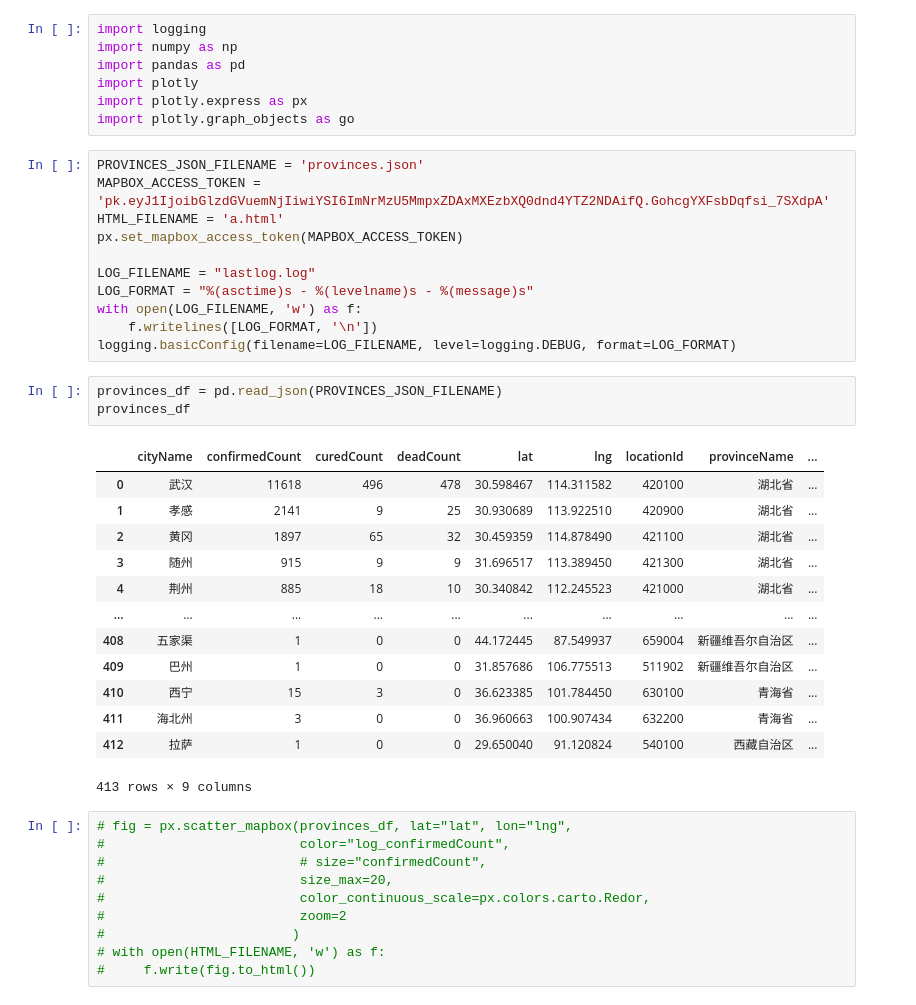
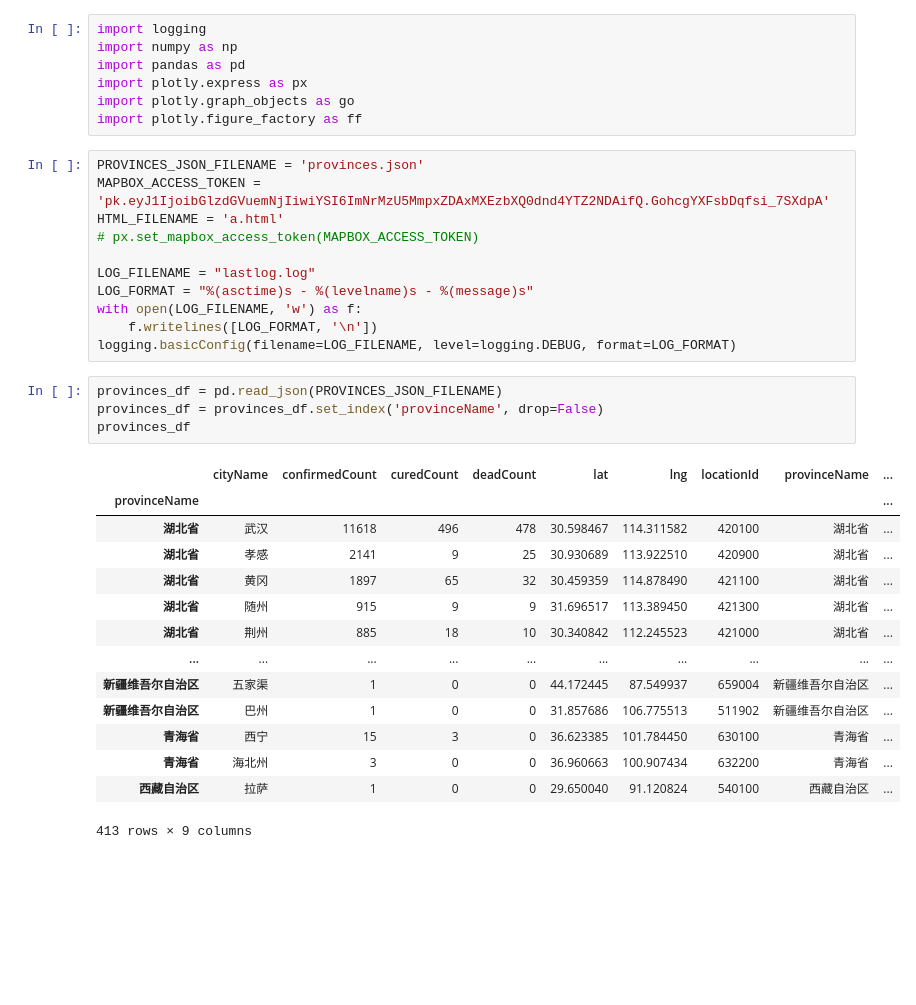
Before and after one commit to listenzcc/draw_ncov_map, a Jupyter notebook: plot_locations.ipynb, the cells around one changed output. Cells and saved outputs as stored; diff of their text form; blank space fills up the shorter version.

```diff
--- a/plot_locations.ipynb
+++ b/plot_locations.ipynb
@@ -2,14 +2,14 @@
 import logging
 import numpy as np
 import pandas as pd
-import plotly
 import plotly.express as px
 import plotly.graph_objects as go
+import plotly.figure_factory as ff
 # %%
 PROVINCES_JSON_FILENAME = 'provinces.json'
 MAPBOX_ACCESS_TOKEN = 'pk.eyJ1IjoibGlzdGVuemNjIiwiYSI6ImNrMzU5MmpxZDAxMXEzbXQ0dnd4YTZ2NDAifQ.GohcgYXFsbDqfsi_7SXdpA'
 HTML_FILENAME = 'a.html'
-px.set_mapbox_access_token(MAPBOX_ACCESS_TOKEN)
+# px.set_mapbox_access_token(MAPBOX_ACCESS_TOKEN)
 
 LOG_FILENAME = "lastlog.log"
 LOG_FORMAT = "%(asctime)s - %(levelname)s - %(message)s"
@@ -18,28 +18,20 @@ with open(LOG_FILENAME, 'w') as f:
 logging.basicConfig(filename=LOG_FILENAME, level=logging.DEBUG, format=LOG_FORMAT)
 # %%
 provinces_df = pd.read_json(PROVINCES_JSON_FILENAME)
+provinces_df = provinces_df.set_index('provinceName', drop=False)
 provinces_df
 # %% [output]
 |  | cityName | confirmedCount | curedCount | deadCount | lat | lng | locationId | provinceName | ... |
-| 0 | 武汉 | 11618 | 496 | 478 | 30.598467 | 114.311582 | 420100 | 湖北省 | ... |
-| 1 | 孝感 | 2141 | 9 | 25 | 30.930689 | 113.922510 | 420900 | 湖北省 | ... |
-| 2 | 黄冈 | 1897 | 65 | 32 | 30.459359 | 114.878490 | 421100 | 湖北省 | ... |
-| 3 | 随州 | 915 | 9 | 9 | 31.696517 | 113.389450 | 421300 | 湖北省 | ... |
-| 4 | 荆州 | 885 | 18 | 10 | 30.340842 | 112.245523 | 421000 | 湖北省 | ... |
+| provinceName |  |  |  |  |  |  |  |  | ... |
+| 湖北省 | 武汉 | 11618 | 496 | 478 | 30.598467 | 114.311582 | 420100 | 湖北省 | ... |
+| 湖北省 | 孝感 | 2141 | 9 | 25 | 30.930689 | 113.922510 | 420900 | 湖北省 | ... |
+| 湖北省 | 黄冈 | 1897 | 65 | 32 | 30.459359 | 114.878490 | 421100 | 湖北省 | ... |
+| 湖北省 | 随州 | 915 | 9 | 9 | 31.696517 | 113.389450 | 421300 | 湖北省 | ... |
+| 湖北省 | 荆州 | 885 | 18 | 10 | 30.340842 | 112.245523 | 421000 | 湖北省 | ... |
 | ... | ... | ... | ... | ... | ... | ... | ... | ... | ... |
-| 408 | 五家渠 | 1 | 0 | 0 | 44.172445 | 87.549937 | 659004 | 新疆维吾尔自治区 | ... |
-| 409 | 巴州 | 1 | 0 | 0 | 31.857686 | 106.775513 | 511902 | 新疆维吾尔自治区 | ... |
-| 410 | 西宁 | 15 | 3 | 0 | 36.623385 | 101.784450 | 630100 | 青海省 | ... |
-| 411 | 海北州 | 3 | 0 | 0 | 36.960663 | 100.907434 | 632200 | 青海省 | ... |
-| 412 | 拉萨 | 1 | 0 | 0 | 29.650040 | 91.120824 | 540100 | 西藏自治区 | ... |
+| 新疆维吾尔自治区 | 五家渠 | 1 | 0 | 0 | 44.172445 | 87.549937 | 659004 | 新疆维吾尔自治区 | ... |
+| 新疆维吾尔自治区 | 巴州 | 1 | 0 | 0 | 31.857686 | 106.775513 | 511902 | 新疆维吾尔自治区 | ... |
+| 青海省 | 西宁 | 15 | 3 | 0 | 36.623385 | 101.784450 | 630100 | 青海省 | ... |
+| 青海省 | 海北州 | 3 | 0 | 0 | 36.960663 | 100.907434 | 632200 | 青海省 | ... |
+| 西藏自治区 | 拉萨 | 1 | 0 | 0 | 29.650040 | 91.120824 | 540100 | 西藏自治区 | ... |
 413 rows × 9 columns
-# %%
-# fig = px.scatter_mapbox(provinces_df, lat="lat", lon="lng",
-#                         color="log_confirmedCount",
-#                         # size="confirmedCount",
-#                         size_max=20,
-#                         color_continuous_scale=px.colors.carto.Redor,
-#                         zoom=2
-#                        )
-# with open(HTML_FILENAME, 'w') as f:
-#     f.write(fig.to_html())
```
Also changed, not shown: parts of 13 cells of this notebook, 4 other files.
